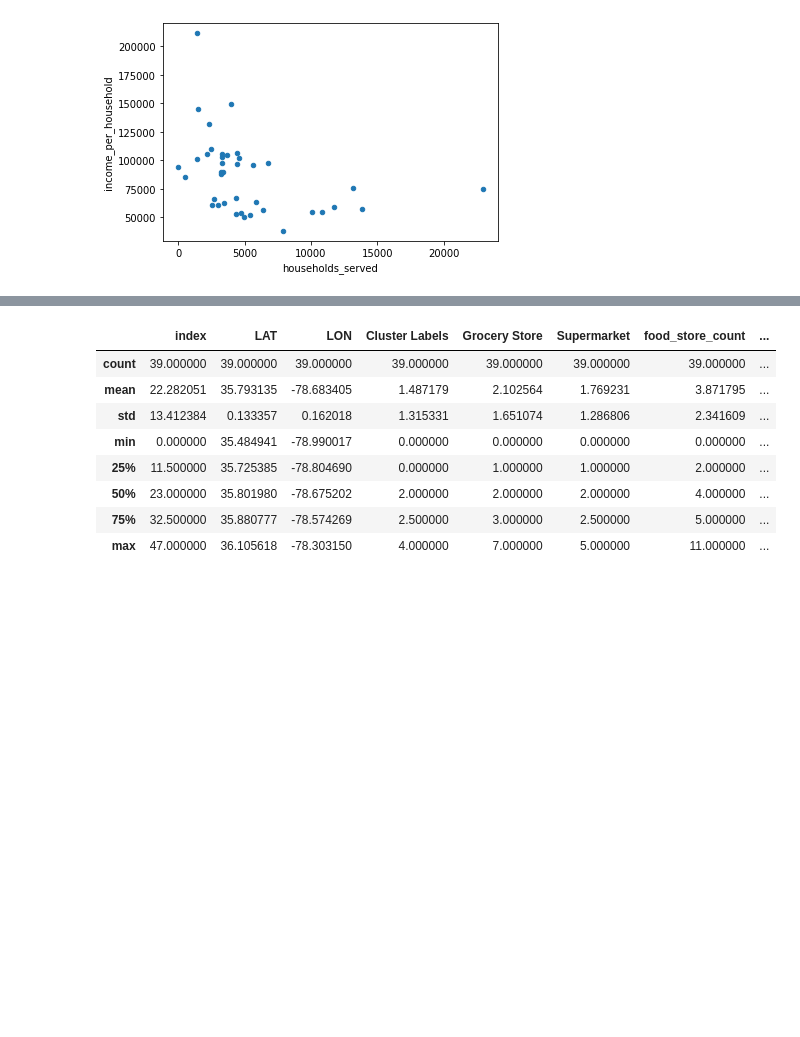
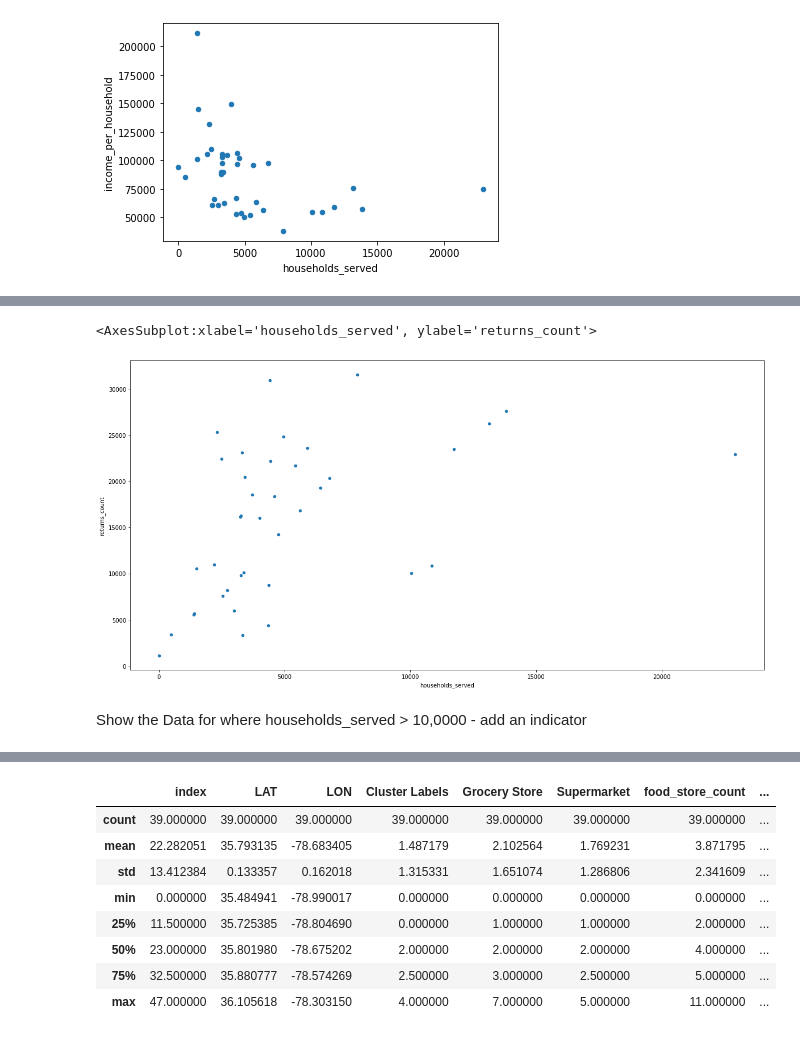
Before and after one commit to powerslyde/Coursera_Week3, a Jupyter notebook: Battle of Neighborhoods Capstone - Week 2 Data.ipynb, the cells around one changed output, grey strips where cells are left out. Cells and saved outputs as stored; diff of their text form; code cells hidden in the pictures; blank space fills up the shorter version.

```diff
--- a/Battle of Neighborhoods Capstone - Week 2 Data.ipynb
+++ b/Battle of Neighborhoods Capstone - Week 2 Data.ipynb
@@ -532,0 +567,7 @@ wake_merged.plot.scatter(x = 'households_served', y = 'income_per_household')
+# %%
+wake_merged.plot.scatter(x = 'households_served', y = 'returns_count')
+# %% [output]
+<AxesSubplot:xlabel='households_served', ylabel='returns_count'>
+[figure, added]
+# %% [markdown]
+Show the Data for where households_served > 10,0000 - add an indicator
```
Also changed, not shown: parts of 16 cells of this notebook.
